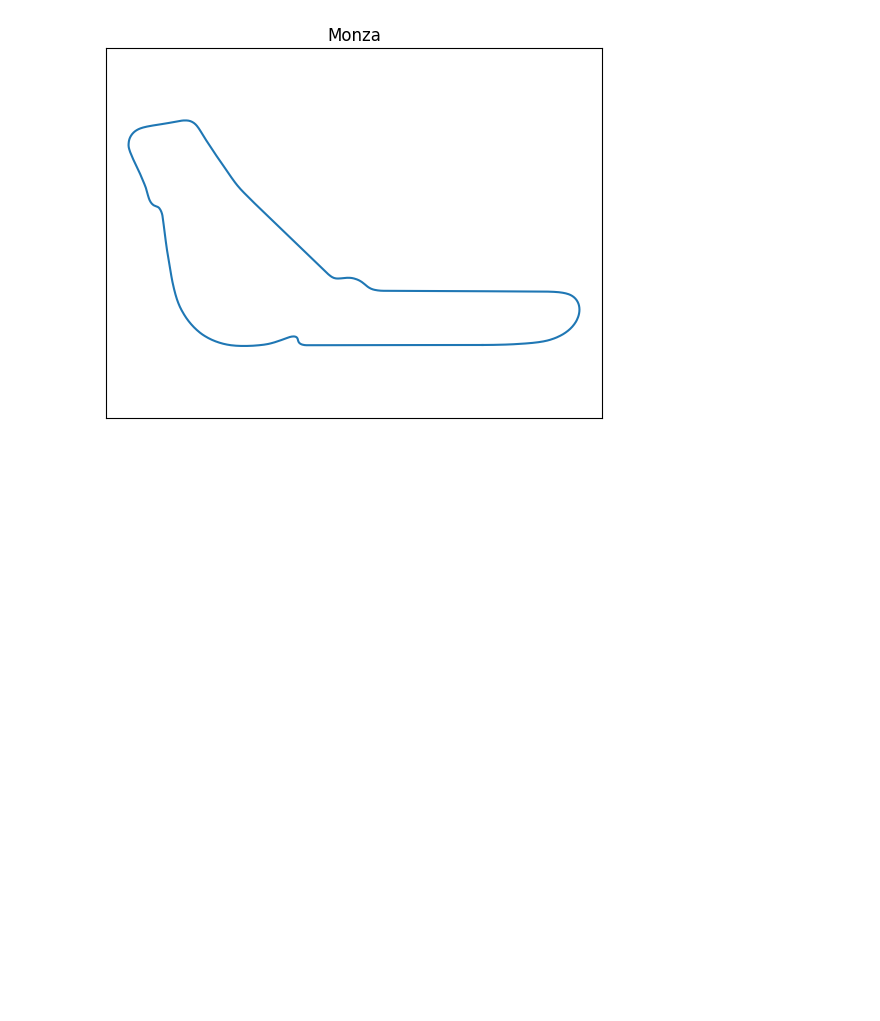
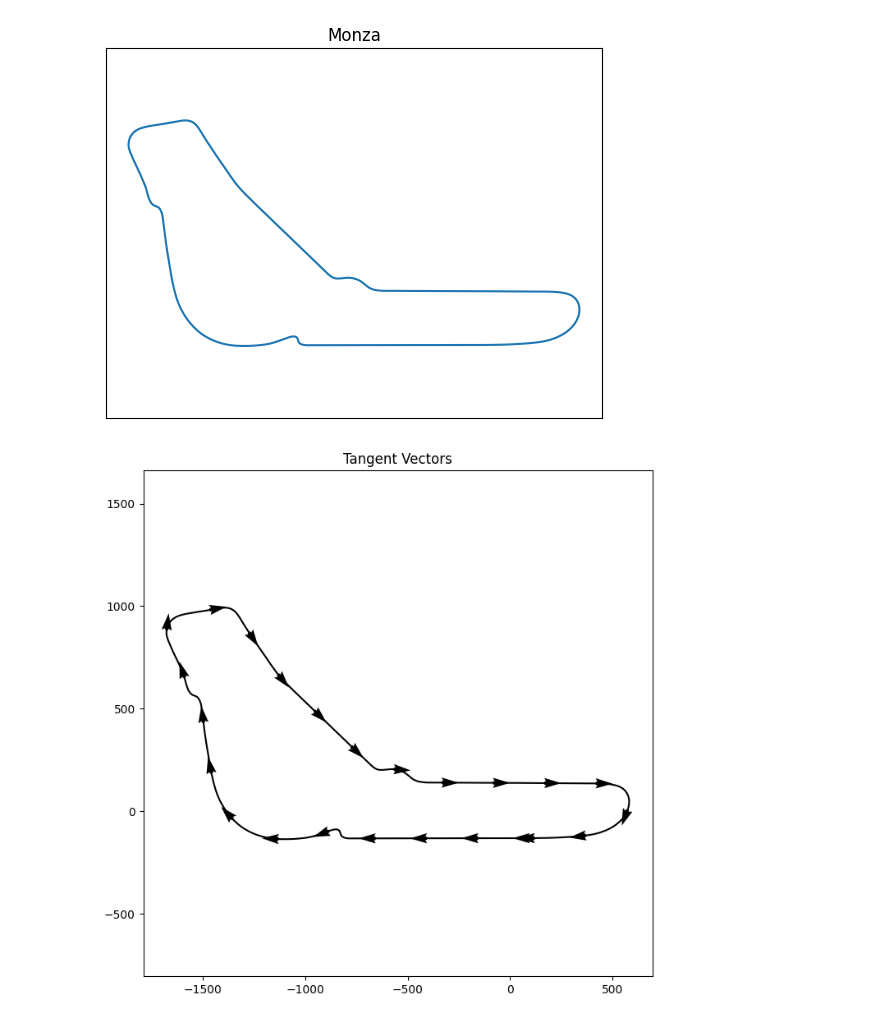
Before and after one commit to alek4/rl-car-race, a Jupyter notebook: notebooks/export_track_test.ipynb, the cells around one changed output. Saved outputs shown, nothing was run; the diff lists cells and outputs as text; code cells hidden in the pictures; blank space fills up the shorter version.

```diff
--- a/notebooks/export_track_test.ipynb
+++ b/notebooks/export_track_test.ipynb
@@ -102,3 +99,33 @@ Total track length (meters): 5784 m
 Scale factor: 0.1003
 Centerline points (every 5m): 1156
 [figure]
+# %%
+def plot_tangent_arrows(centerline, tangents, every=20):
+
+    plt.figure(figsize=(8, 8))
+    plt.plot(centerline[:, 0], centerline[:, 1], 'k-')
+
+    plt.quiver(
+        centerline[::every, 0],
+        centerline[::every, 1],
+        tangents[::every, 0],
+        tangents[::every, 1],
+        scale=30
+    )
+
+    plt.axis('equal')
+    plt.title('Tangent Vectors')
+    plt.show()
+# %%
+# --- Compute unit tangent vectors at each centerline point ---
+dx, dy = splev(u_uniform, tck, der=1)
+tangents_raw = np.column_stack([dx, dy]) * scale
+norms = np.linalg.norm(tangents_raw, axis=1, keepdims=True)
+tangents = tangents_raw / norms
+
+plot_tangent_arrows(
+    centerline, tangents,
+    every=50,   # draw every 10th tangent
+)
+# %% [output]
+[figure, added]
```
Also changed, not shown: parts of 2 cells of this notebook, 1 other file.
